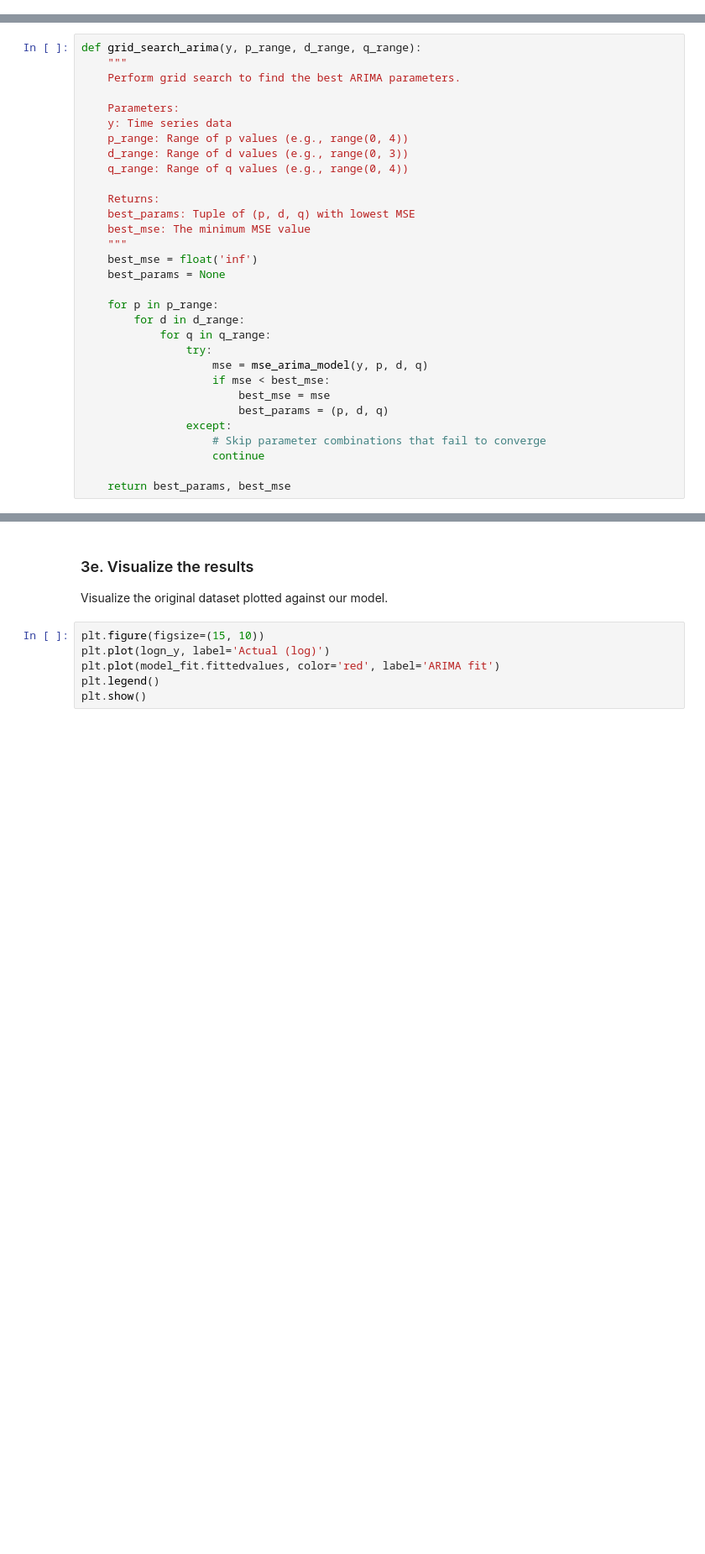
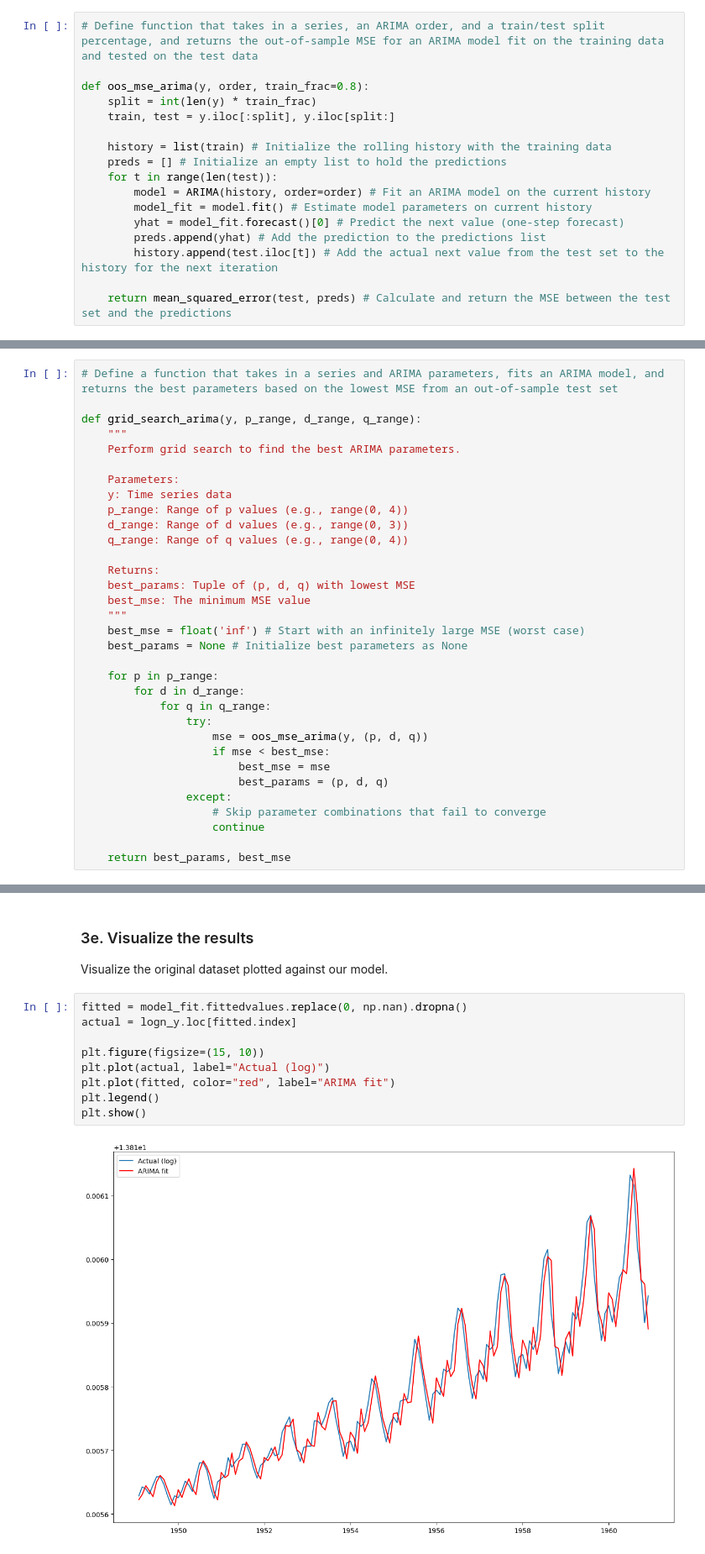
Before and after one commit to amschiltz/springboard_projects, a Jupyter notebook: Cowboys&CigrettesCaseStudy/Cowboy Cigarettes Case Study - Tier 3_ams.ipynb, the cells around one changed output, grey strips where cells are left out. Shown at 84% size. Drawn from its saved outputs; the diff is of its cells as text; blank space fills up the shorter version.

```diff
--- a/Cowboys&CigrettesCaseStudy/Cowboy Cigarettes Case Study - Tier 3_ams.ipynb
+++ b/Cowboys&CigrettesCaseStudy/Cowboy Cigarettes Case Study - Tier 3_ams.ipynb
@@ -353,6 +342,25 @@ mse = mse_arima_model(logn_y, 1, 1, 1)
+# %%
+# Define function that takes in a series, an ARIMA order, and a train/test split percentage, and returns the out-of-sample MSE for an ARIMA model fit on the training data and tested on the test data
+
+def oos_mse_arima(y, order, train_frac=0.8):
+    split = int(len(y) * train_frac)
+    train, test = y.iloc[:split], y.iloc[split:]
+
+    history = list(train) # Initialize the rolling history with the training data
+    preds = [] # Initialize an empty list to hold the predictions
+    for t in range(len(test)):
+        model = ARIMA(history, order=order) # Fit an ARIMA model on the current history
+        model_fit = model.fit() # Estimate model parameters on current history
+        yhat = model_fit.forecast()[0] # Predict the next value (one-step forecast)
+        preds.append(yhat) # Add the prediction to the predictions list
+        history.append(test.iloc[t]) # Add the actual next value from the test set to the history for the next iteration
+
+    return mean_squared_error(test, preds) # Calculate and return the MSE between the test set and the predictions
 # %% [markdown]
 #### 3dii. Make a function to evaluate the different ARIMA models with different p, d, and q values
 # %%
+# Define a function that takes in a series and ARIMA parameters, fits an ARIMA model, and returns the best parameters based on the lowest MSE from an out-of-sample test set
+
 def grid_search_arima(y, p_range, d_range, q_range):
     """
     Perform grid search to find the best ARIMA parameters.
@@ -367,14 +375,14 @@ def grid_search_arima(y, p_range, d_range, q_range):
     best_params: Tuple of (p, d, q) with lowest MSE
     best_mse: The minimum MSE value
     """
-    best_mse = float('inf')
-    best_params = None
+    best_mse = float('inf') # Start with an infinitely large MSE (worst case)
+    best_params = None # Initialize best parameters as None
 
     for p in p_range:
         for d in d_range:
             for q in q_range:
                 try:
-                    mse = mse_arima_model(y, p, d, q)
+                    mse = oos_mse_arima(y, (p, d, q))
                     if mse < best_mse:
                         best_mse = mse
                         best_params = (p, d, q)
@@ -419,11 +448,16 @@ model_fit.summary()
 
 Visualize the original dataset plotted against our model.
 # %%
+fitted = model_fit.fittedvalues.replace(0, np.nan).dropna()
+actual = logn_y.loc[fitted.index]
+
 plt.figure(figsize=(15, 10))
-plt.plot(logn_y, label='Actual (log)')
-plt.plot(model_fit.fittedvalues, color='red', label='ARIMA fit')
+plt.plot(actual, label="Actual (log)")
+plt.plot(fitted, color="red", label="ARIMA fit")
 plt.legend()
 plt.show()
+# %% [output]
+[figure, added]
 # %% [markdown]
 ### 3f. Application: Forecasting
 
```
Also changed, not shown: parts of 7 cells of this notebook.
